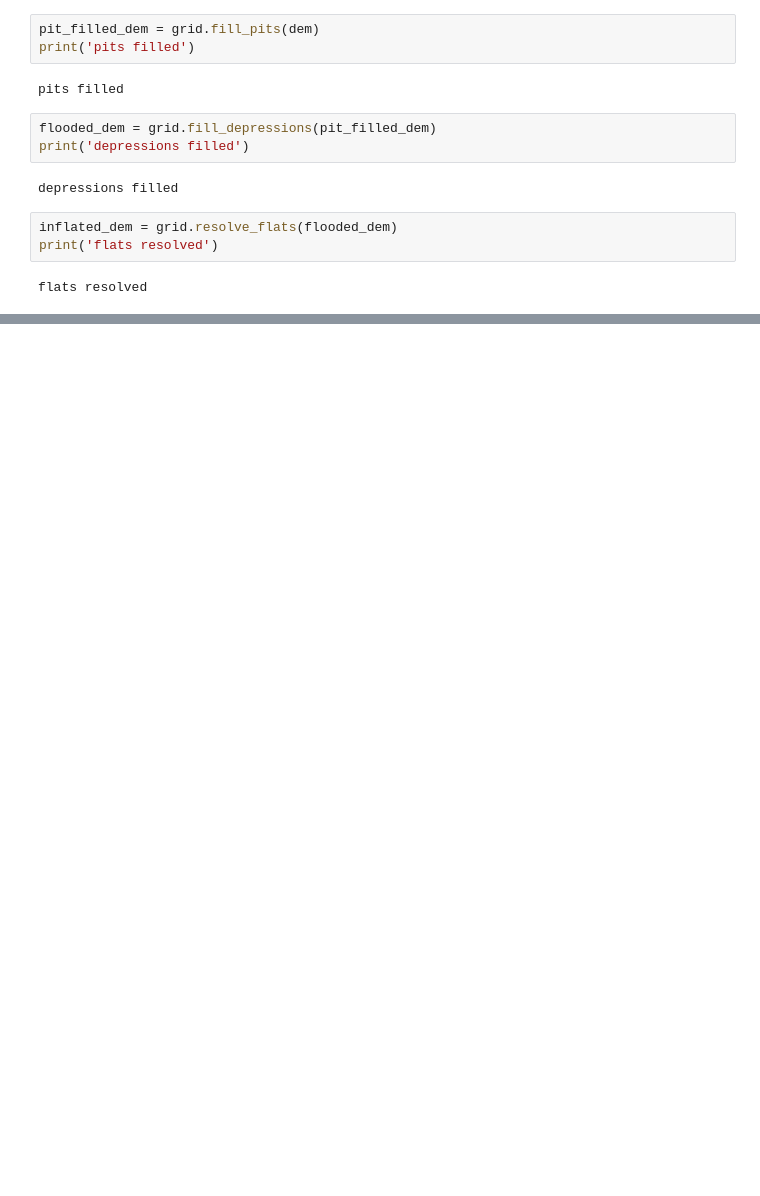
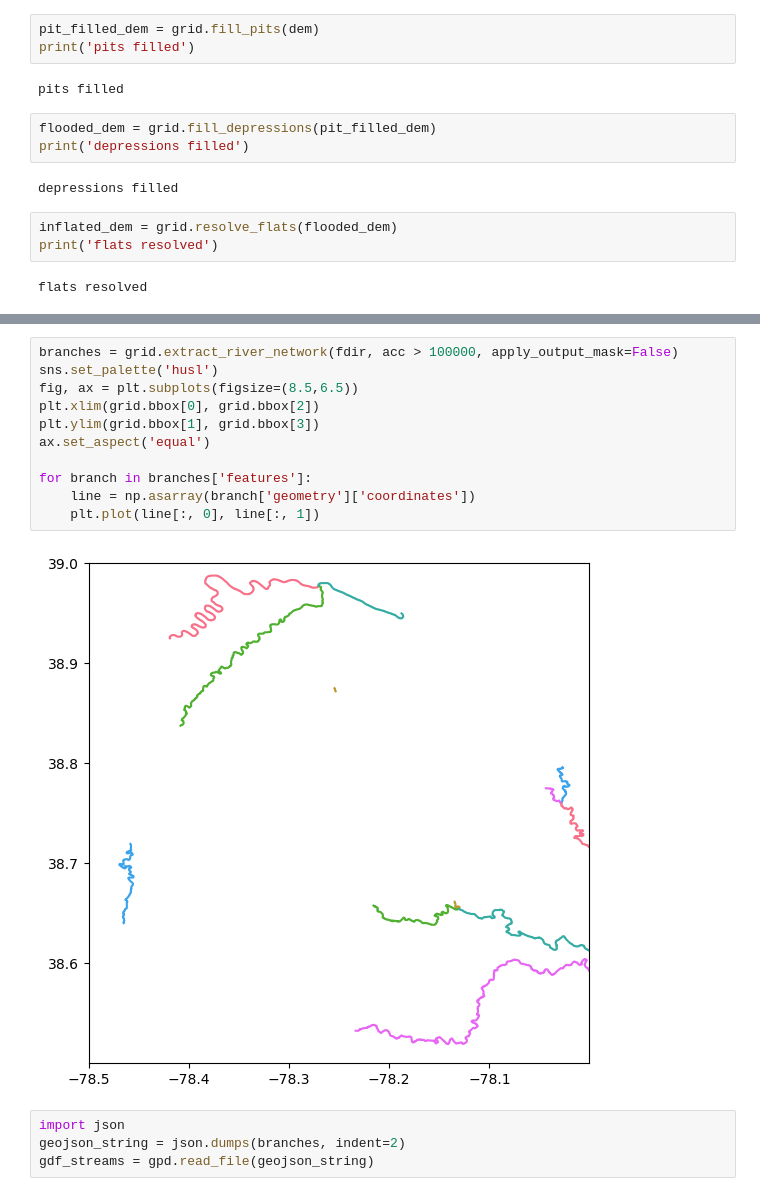
Before and after one commit to ntlewis1251/Nick-Lewis-Research, a Jupyter notebook: working_files/get_basins.ipynb, the cells around one changed output, grey strips where cells are left out. Cells and saved outputs as stored; diff of their text form; blank space fills up the shorter version.

```diff
--- a/working_files/get_basins.ipynb
+++ b/working_files/get_basins.ipynb
@@ -78,0 +85,17 @@ print(acc.view())
+# %%
+branches = grid.extract_river_network(fdir, acc > 100000, apply_output_mask=False)
+sns.set_palette('husl')
+fig, ax = plt.subplots(figsize=(8.5,6.5))
+plt.xlim(grid.bbox[0], grid.bbox[2])
+plt.ylim(grid.bbox[1], grid.bbox[3])
+ax.set_aspect('equal')
+
+for branch in branches['features']:
+    line = np.asarray(branch['geometry']['coordinates'])
+    plt.plot(line[:, 0], line[:, 1])
+# %% [output]
+[figure, added]
+# %%
+import json
+geojson_string = json.dumps(branches, indent=2)
+gdf_streams = gpd.read_file(geojson_string)
```
Also changed, not shown: parts of 11 cells of this notebook, 1 other file.
